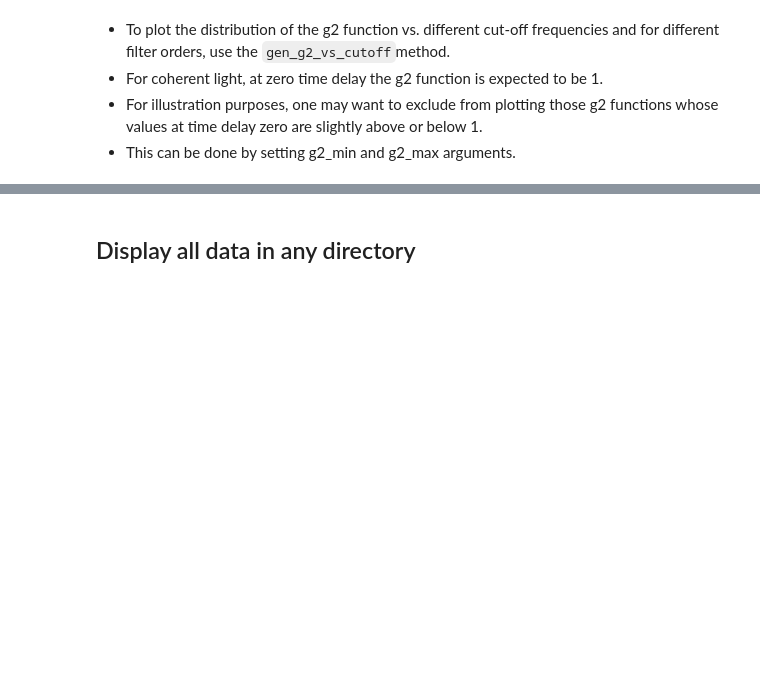
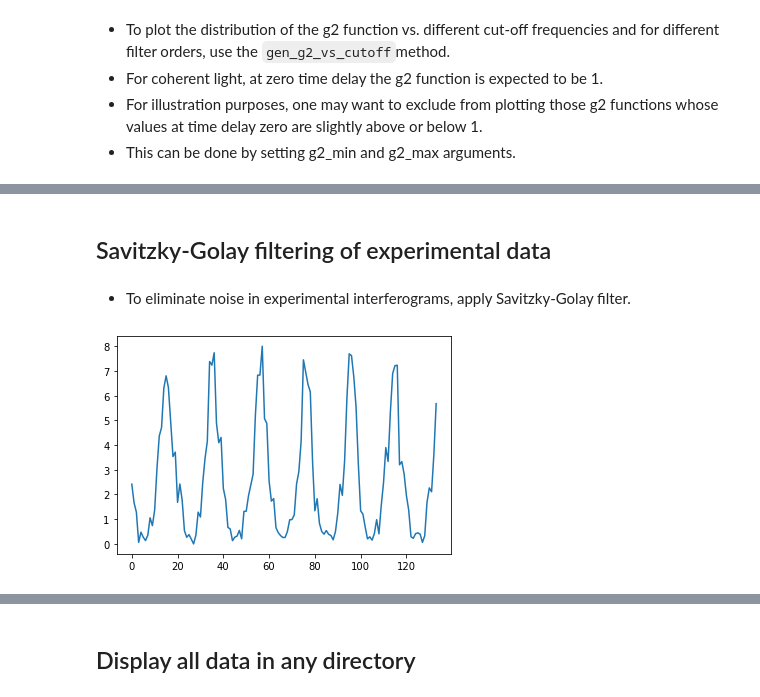
Before and after one commit to pkliui/Interferometry, a Jupyter notebook: Interferometry/docs/InterferogramAnalysis.ipynb, the cells around one changed output, grey strips where cells are left out. Cells and saved outputs as stored; diff of their text form; code cells hidden in the pictures; blank space fills up the shorter version.

```diff
--- a/Interferometry/docs/InterferogramAnalysis.ipynb
+++ b/Interferometry/docs/InterferogramAnalysis.ipynb
@@ -169,3 +171,14 @@ array([[ 1.86179818,  1.86368054,  1.86557493, ...,  4.08633862,
          0.34696279,  0.34693294],
        [ 0.16696148,  0.17755951,  0.18807377, ...,  0.34517207,
          0.34513176,  0.34509931]])
+# %% [markdown]
+## Savitzky-Golay filtering of experimental data
+# %% [markdown]
+* To eliminate noise in experimental interferograms, apply Savitzky-Golay filter.
+# %%
+# interferogram before filtering
+from matplotlib import pyplot as plt
+plt.plot(ifgm.interferogram[600:-600])
+plt.show()
+# %% [output]
+[figure, added]
```
Also changed, not shown: parts of 18 cells of this notebook, 1 other file.
